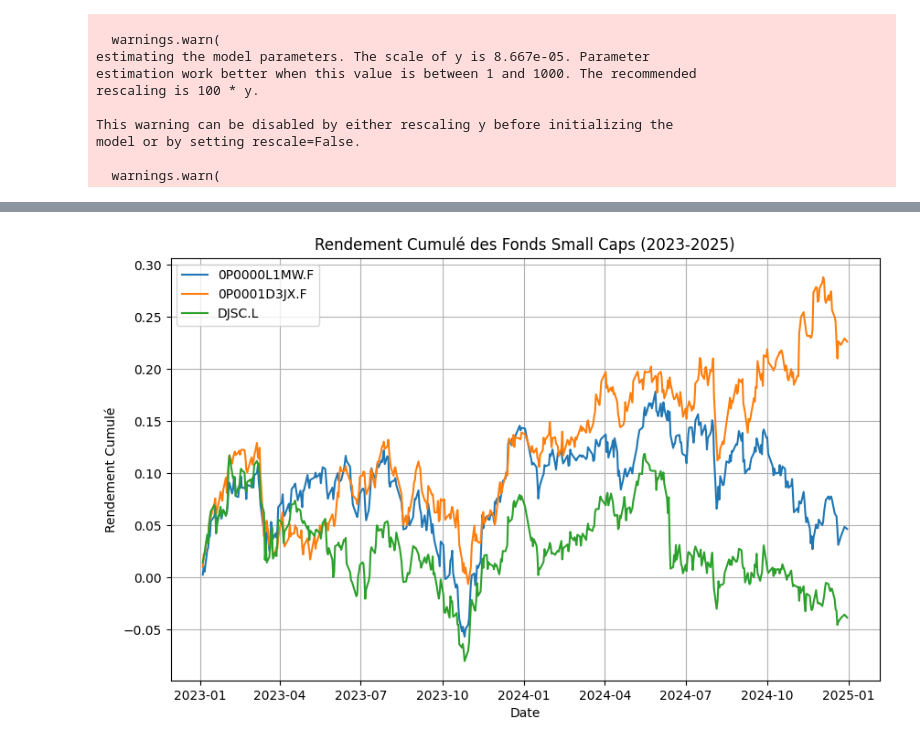
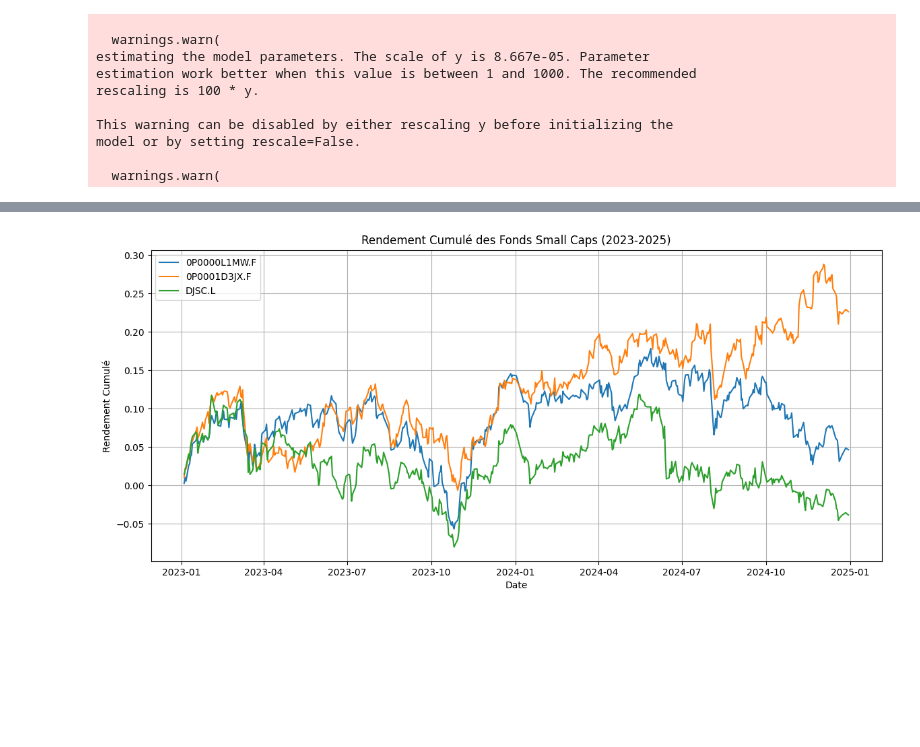
Before and after one commit to Samy-OUABID/IAE-METZ-Samy-Yassin, a Jupyter notebook: Examen_modélisation.ipynb, the cells around one changed output, grey strips where cells are left out. Cells and saved outputs as stored; diff of their text form; code cells hidden in the pictures; blank space fills up the shorter version.

```diff
--- a/Examen_modélisation.ipynb
+++ b/Examen_modélisation.ipynb
@@ -193,16 +220,16 @@ DJSC.L               -0.009332             0.153309     -0.060873
 0P0001D3JX.F         0.000483  0.181161          1.173521         -1.048319
 DJSC.L                    NaN  1.000000         -0.086945         -1.687772
 # %%
-# ---- Visualisation des Rendements Cumulés ----
-plt.figure(figsize=(10, 6))
+#courbe des rendements cumulés
+plt.figure(figsize=(14, 6))
 for fund in cumulative_returns.columns:
     plt.plot(cumulative_returns.index, cumulative_returns[fund], label=fund)
 plt.title("Rendement Cumulé des Fonds Small Caps (2023-2025)")
 plt.xlabel("Date")
 plt.ylabel("Rendement Cumulé")
 plt.legend()
 plt.grid(True)
 plt.show()
 # %% [output]
-[figure, old version]
+[figure, new version]
 # %%
```
Also changed, not shown: parts of 20 cells of this notebook.
